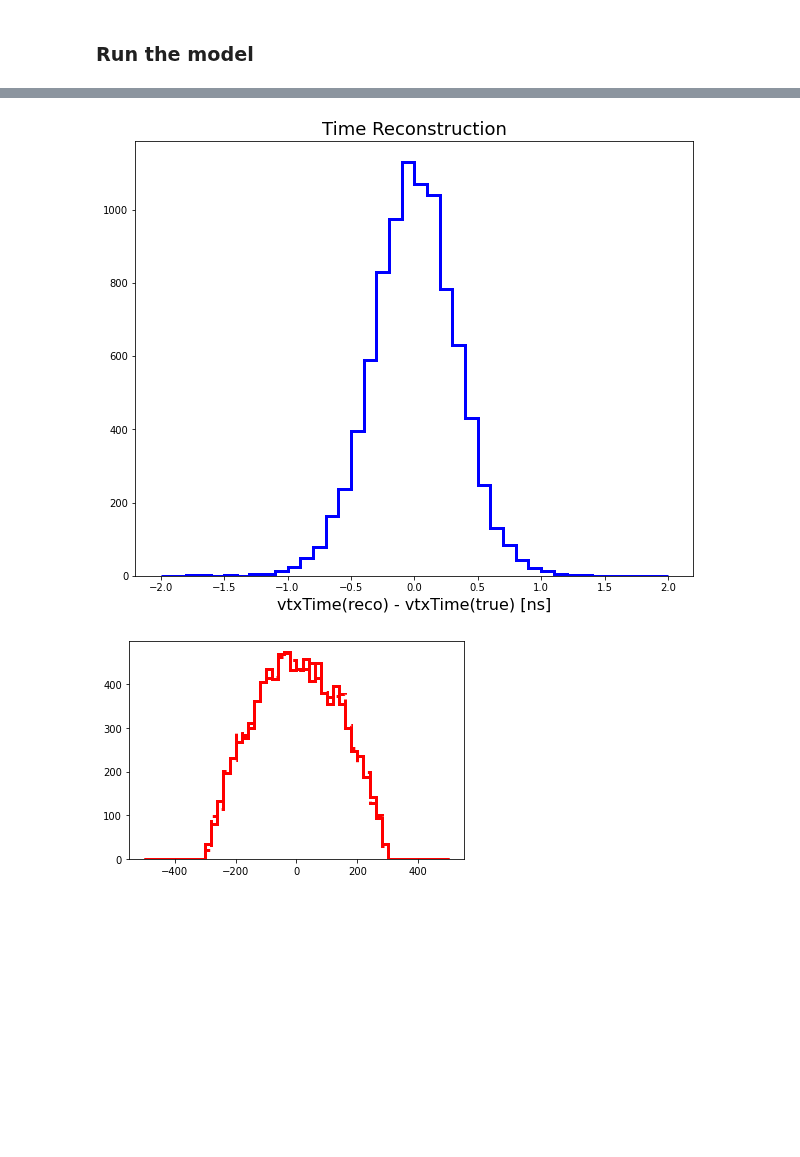
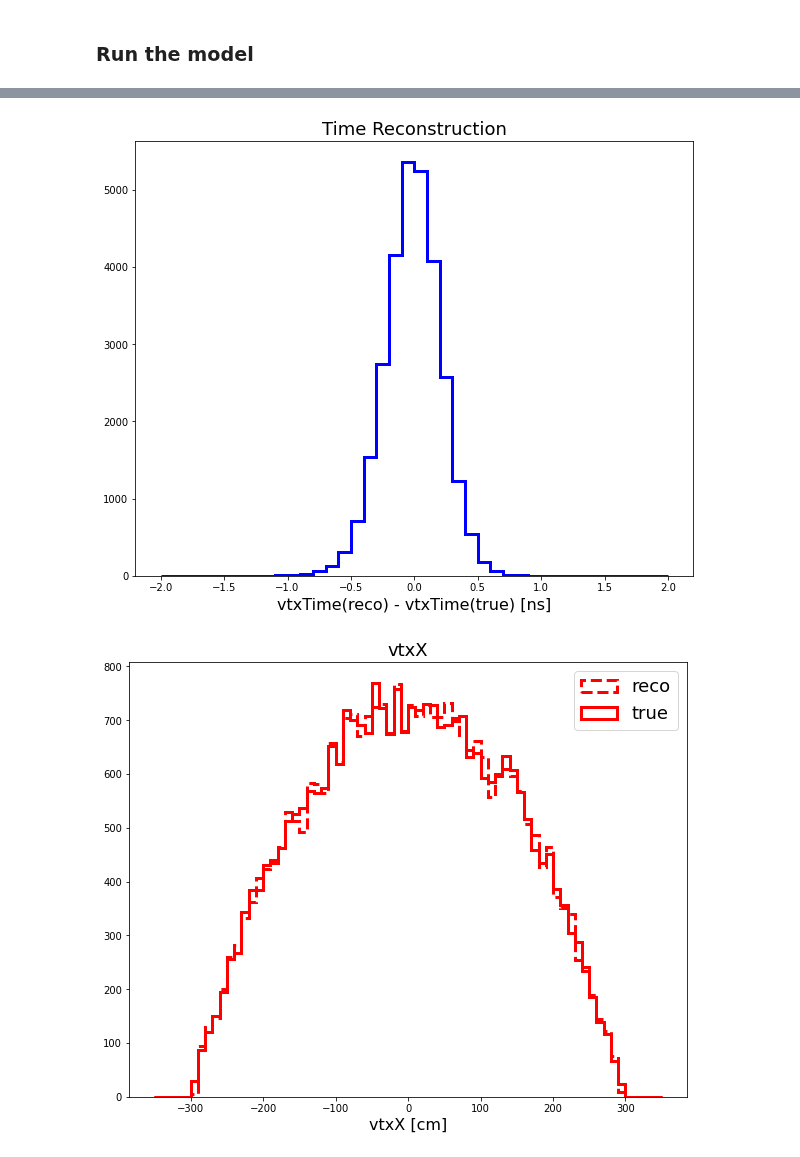
Before and after one commit to aelagin/dlsd_vtx_dir, a Jupyter notebook: Model_Investigation_LSTM_with_time.ipynb, the cells around one changed output, grey strips where cells are left out. Drawn from its saved outputs; the diff is of its cells as text; code cells hidden in the pictures; blank space fills up the shorter version.

```diff
--- a/Model_Investigation_LSTM_with_time.ipynb
+++ b/Model_Investigation_LSTM_with_time.ipynb
@@ -256,7 +260,7 @@ _________________________________________________________________
 ### Run the model
 # %%
 batch_size = NEvts
-epochs = 100
+epochs = 300
 
 def mean_abs_theta_vtx(y_true, y_pred):
     return K.mean(K.abs(y_true[:,0] - y_pred[:,0]))
@@ -279,11 +283,11 @@ my_network.compile(optimizer=Adam(lr=1e-4), loss='mean_squared_error')#,
                    #metrics=['mean_squared_error', mean_abs_theta_vtx, mean_abs_phi_vtx, mean_abs_r_vtx])#,
                                                   #mean_abs_theta_dir, mean_abs_phi_dir])
 
-my_network.load_weights("weights_vtx_with_time_2LSTM75_6300_300_f190_lr1e-4_N3.h5")
+my_network.load_weights("weights_vtx_with_time_2LSTM75_6300_300_f625_lr1e-4_N8.h5")
 #my_network.load_weights("weights_vtx_dir_1el_7xLSTM75_6300_300_f1930_lr1e-5_N10.h5")
 
 
-#history = my_network.fit_generator(generator=training_generator, epochs=epochs, validation_data=(testX, testY))
+history = my_network.fit_generator(generator=training_generator, epochs=epochs, validation_data=(testX, testY), max_queue_size=10000, workers=10 )
 
-history = my_network.fit(trainX, trainY, batch_size=1000, epochs=epochs, verbose=1, validation_data=(testX, testY))
+#history = my_network.fit(trainX, trainY, batch_size=1000, epochs=epochs, verbose=1, validation_data=(testX, testY))
 # %% [output]
@@ -379,8 +409,12 @@ print('resolution_vtx = ', np.sqrt(np.mean(np.square(dY0)) + np.mean(np.square(d
 #print('ThetaMean_dir = ',np.mean(dTheta_dir),'   PhiMean_dir = ',np.mean(dPhi_dir))
 #print('ThetaRms_dir = ',np.sqrt(np.mean(np.square(dTheta_dir))), '   PhiRms_dir = ',np.sqrt(np.mean(np.square(dPhi_dir))))
 
-print('reco_Y1_vtx = ',recoY[:,1])
-print('test_Y1_vtx = ',testY[:,1])
+print('')
+print('')
+
+print('dTime_Mean_ = ' ,np.mean(dY3))
+print('dY0_Rms_vtx = ',np.sqrt(np.mean(np.square(dY3))))
+
 print('')
 print('')
 
@@ -392,6 +426,7 @@ fig_dYs = plt.figure(figsize=[10,8])
 plt.hist(dY0, bins=40, range=(-20,20), histtype='step',ls='solid', alpha = 1.0, lw=3, color= 'r')
 plt.hist(dY1, bins=40, range=(-20,20), histtype='step',ls='solid', alpha = 1.0, lw=3, color= 'g')
 plt.hist(dY2, bins=40, range=(-20,20), histtype='step',ls='solid', alpha = 1.0, lw=3, color= 'b')
+plt.legend(['x', 'y', 'z'],fontsize=18)
 plt.title('Vertex Reconstruction',fontsize=18)
 plt.xlabel('Vtx(reco) - Vtx(true) [cm]',fontsize=16)
 
@@ -401,20 +436,30 @@ plt.title('Time Reconstruction',fontsize=18)
 plt.xlabel('vtxTime(reco) - vtxTime(true) [ns]',fontsize=16)
 
 
-fig_Y0s = plt.figure()
-plt.hist(recoY[:,0], bins=50, range=(-500,500), histtype='step',ls='--', alpha = 1.0, lw=3, color= 'r')
-plt.hist(testY[:,0], bins=50, range=(-500,500), histtype='step',ls='solid', alpha = 1.0, lw=3, color= 'r')
-fig_Y1s = plt.figure()
-plt.hist(recoY[:,1], bins=50, range=(-500,500), histtype='step',ls='--', alpha = 1.0, lw=3, color= 'g')
-plt.hist(testY[:,1], bins=50, range=(-500,500), histtype='step',ls='solid', alpha = 1.0, lw=3, color= 'g')
-fig_Y2s = plt.figure()
-plt.hist(recoY[:,2], bins=50, range=(-500,500), histtype='step',ls='--', alpha = 1.0, lw=3, color= 'b')
-plt.hist(testY[:,2], bins=50, range=(-500,500), histtype='step',ls='solid', alpha = 1.0, lw=3, color= 'b')
-fig_Y3s = plt.figure()
-plt.hist(recoY[:,3], bins=50, range=(10,40), histtype='step',ls='--', alpha = 1.0, lw=3, color= 'r')
-plt.hist(testY[:,3], bins=50, range=(10,40), histtype='step',ls='solid', alpha = 1.0, lw=3, color= 'r')
-
-
+fig_Y0s = plt.figure(figsize=[10,8])
+plt.hist(recoY[:,0], bins=70, range=(-350,350), histtype='step',ls='--', alpha = 1.0, lw=3, color= 'r')
+plt.hist(testY[:,0], bins=70, range=(-350,350), histtype='step',ls='solid', alpha = 1.0, lw=3, color= 'r')
+plt.legend(['reco', 'true'],fontsize=18)
+plt.title('vtxX',fontsize=18)
+plt.xlabel('vtxX [cm]',fontsize=16)
+fig_Y1s = plt.figure(figsize=[10,8])
+plt.hist(recoY[:,1], bins=70, range=(-350,350), histtype='step',ls='--', alpha = 1.0, lw=3, color= 'g')
+plt.hist(testY[:,1], bins=70, range=(-350,350), histtype='step',ls='solid', alpha = 1.0, lw=3, color= 'g')
+plt.legend(['reco', 'true'],fontsize=18)
+plt.title('vtxY',fontsize=18)
+plt.xlabel('vtxY [cm]',fontsize=16)
+fig_Y2s = plt.figure(figsize=[10,8])
+plt.hist(recoY[:,2], bins=70, range=(-350,350), histtype='step',ls='--', alpha = 1.0, lw=3, color= 'b')
+plt.hist(testY[:,2], bins=70, range=(-350,350), histtype='step',ls='solid', alpha = 1.0, lw=3, color= 'b')
+plt.legend(['reco', 'true'],fontsize=18)
+plt.title('vtxZ', fontsize=18)
+plt.xlabel('vtxZ [cm]',fontsize=16)
+fig_Y3s = plt.figure(figsize=[10,8])
+plt.hist(recoY[:,3], bins=40, range=(15,35), histtype='step',ls='--', alpha = 1.0, lw=3, color= 'r')
+plt.hist(testY[:,3], bins=40, range=(15,35), histtype='step',ls='solid', alpha = 1.0, lw=3, color= 'r')
+plt.legend(['reco', 'true'],fontsize=18)
+plt.title('vtxTime',fontsize=18)
+plt.xlabel('vtxTime [ns]',fontsize=16)
 
 print('Mean_true_vtx_0 = ', np.mean(testY[:,0]), '   Mean_true_vtx_1 = ' , np.mean(testY[:,1]), 'Mean_true_vtx_2 = ', np.mean(testY[:,2]))
 print('RMS_true_vtx_0 = ' , np.sqrt(np.mean(np.square(testY[:,0]))), '   RMS_true_vtx_1 = ' , np.sqrt(np.mean(np.square(testY[:,1]))), '  RMS_true_vtx_2 = ', np.sqrt(np.mean(np.square(testY[:,2]))) )
@@ -436,2 +481,2 @@ RMS_true_vtx_0 =  134.33519341370106    RMS_true_vtx_1 =  133.86851551986254   R
-[figure, old version]
+[figure, new version]
-[figure, old version]
+[figure, new version]
```
Also changed, not shown: parts of 8 cells of this notebook, 1 other file.
